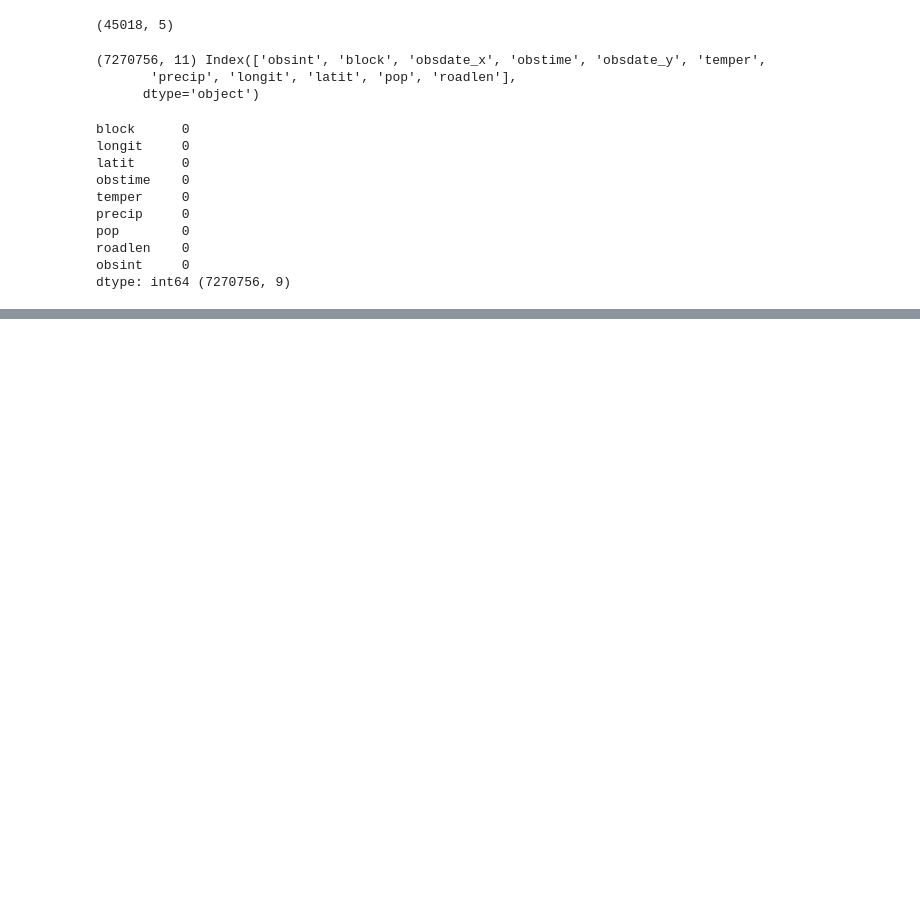
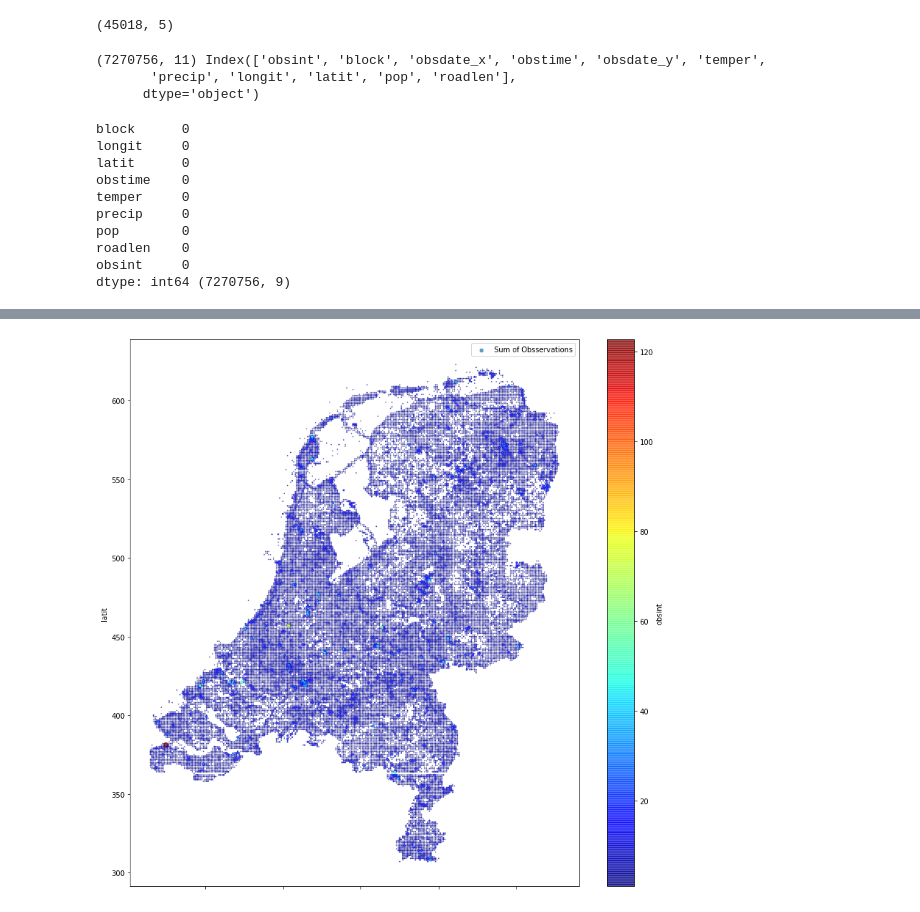
Before and after one commit to GBP-Group4/ObsInt, a Jupyter notebook: input/pre-processing.ipynb, the cells around one changed output, grey strips where cells are left out. Cells and saved outputs as stored; diff of their text form; code cells hidden in the pictures; blank space fills up the shorter version.

```diff
--- a/input/pre-processing.ipynb
+++ b/input/pre-processing.ipynb
@@ -153,0 +185,12 @@ obsInt_obsTime_with_variables.to_csv (os.path.normpath(os.getcwd()+os.sep+os.par
+# %%
+## with matplotlib but dividing the sum by standard deviation
+obsInt_sum.plot(kind="scatter", x="longit", y="latit",
+    s=obsInt_sum['obsint']/np.std(obsInt_sum['obsint'])
+               ,label="Sum of Obsservations",
+    cmap=plt.get_cmap("jet"), c="obsint",
+    colorbar=True, alpha=0.7, figsize=(14,14),
+)
+plt.legend()
+plt.show()
+# %% [output]
+[figure, added]
```
Also changed, not shown: parts of 4 cells of this notebook.
